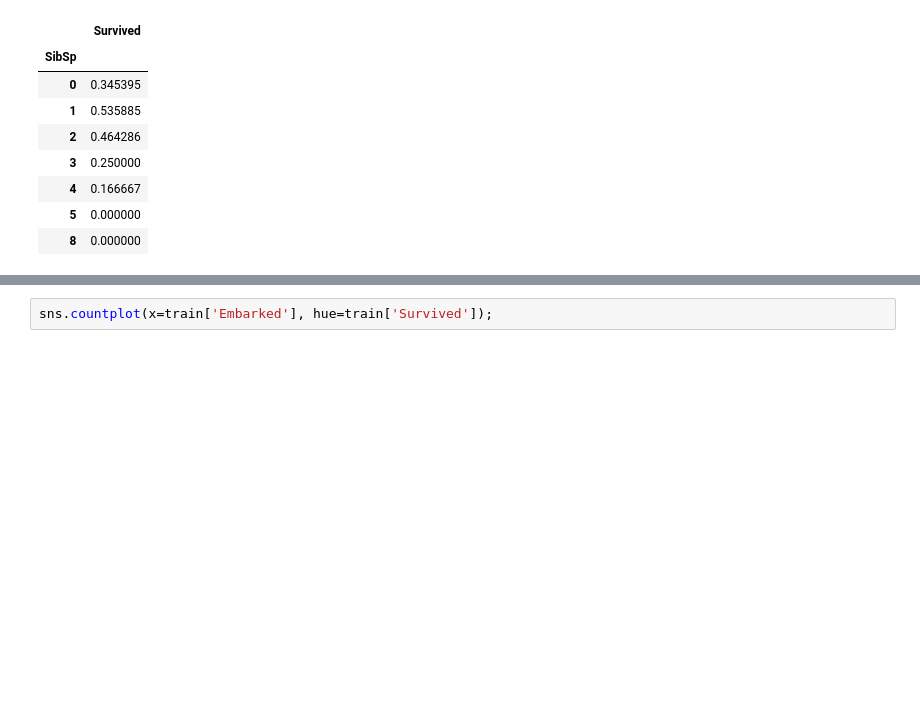
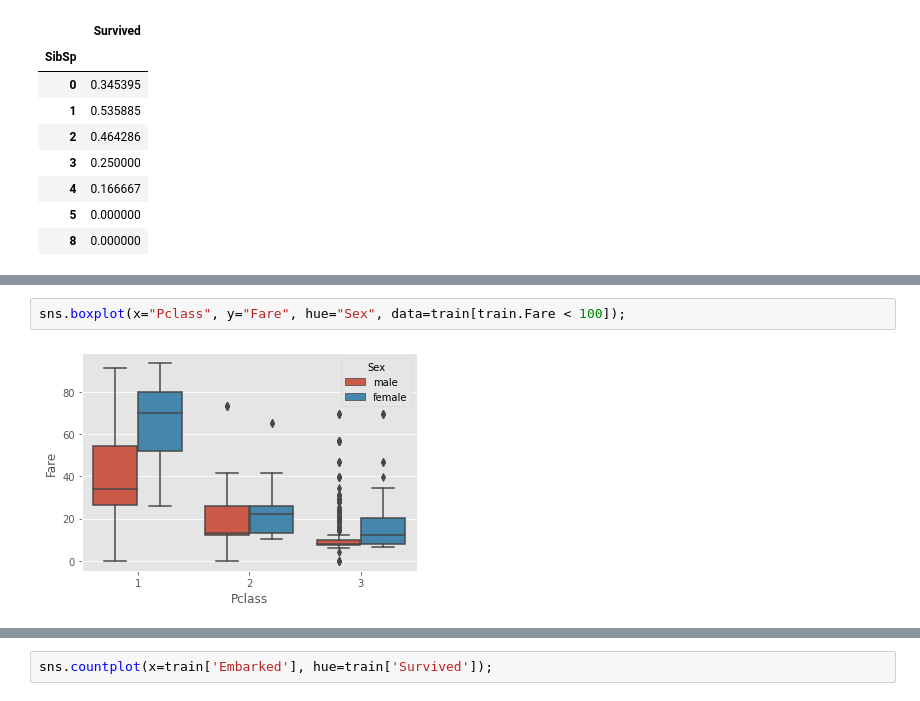
Before and after one commit to tutss/kaggle, a Jupyter notebook: competitions/titanic/eda.ipynb, the cells around one changed output, grey strips where cells are left out. Cells and saved outputs as stored; diff of their text form; blank space fills up the shorter version.

```diff
--- a/competitions/titanic/eda.ipynb
+++ b/competitions/titanic/eda.ipynb
@@ -47,0 +68,4 @@ train[['Survived', 'SibSp']].groupby('SibSp').mean()
+# %%
+sns.boxplot(x="Pclass", y="Fare", hue="Sex", data=train[train.Fare < 100]);
+# %% [output]
+[figure, added]
```
Also changed, not shown: parts of 9 cells of this notebook.
